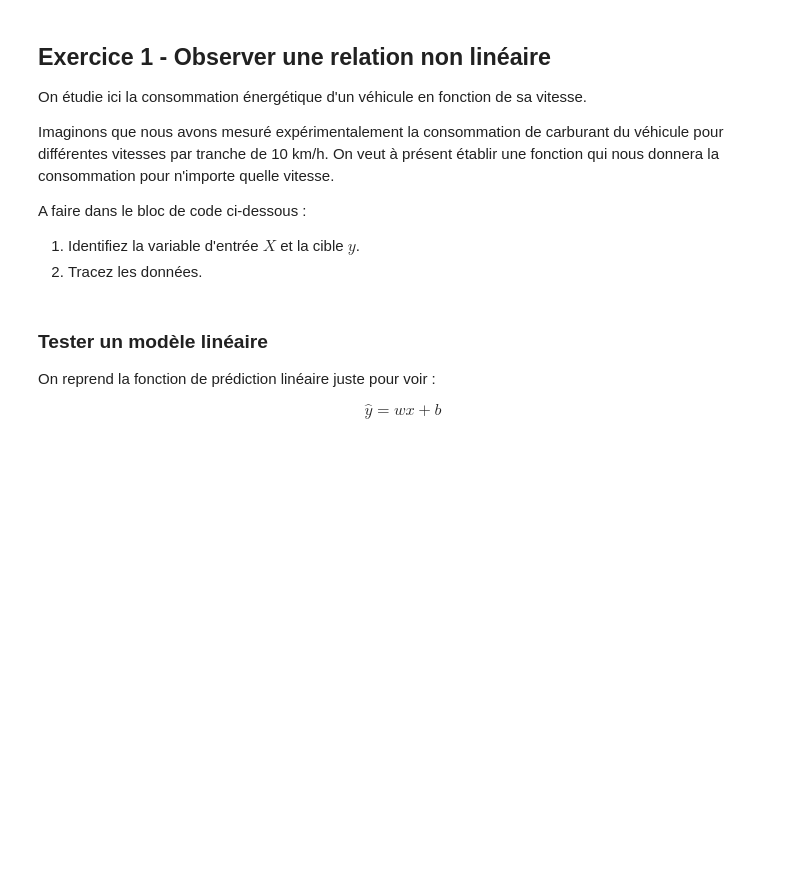
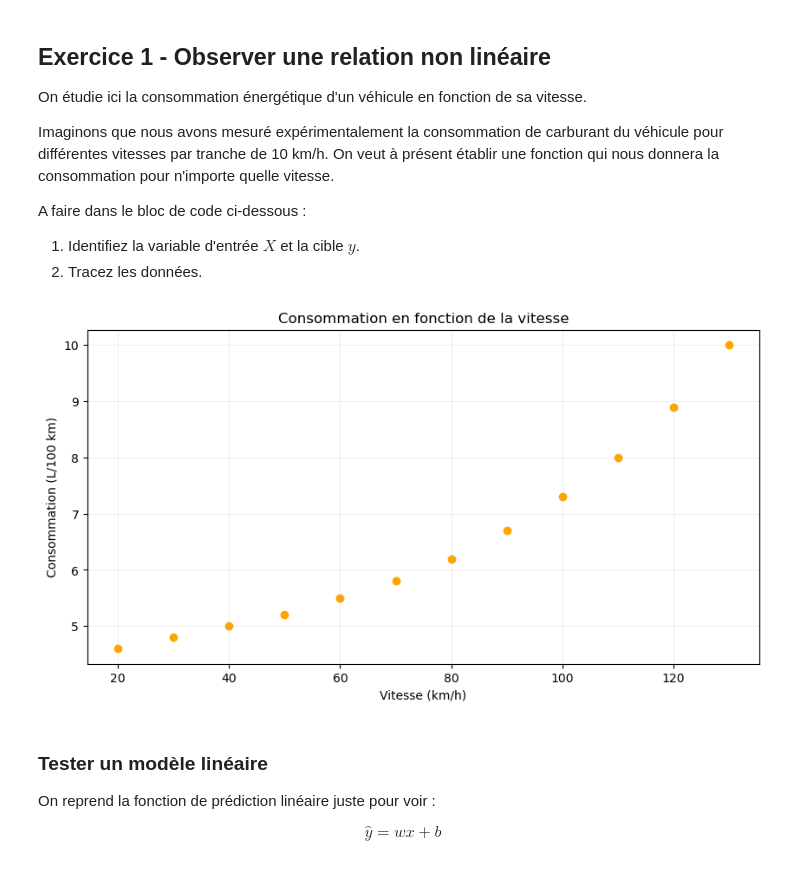
Before and after one commit to Ness2706/Projet-Info-1, a Jupyter notebook: TD2-regression_polynomiale (1).ipynb, the cells around one changed output. Cells and saved outputs as stored; diff of their text form; code cells hidden in the pictures; blank space fills up the shorter version.

```diff
--- a/TD2-regression_polynomiale (1).ipynb
+++ b/TD2-regression_polynomiale (1).ipynb
@@ -41,22 +41,24 @@ A faire dans le bloc de code ci-dessous :
 # %%
 # Jeu de données expérimental
 vitesse = np.array([20, 30, 40, 50, 60, 70, 80, 90, 100, 110, 120, 130], dtype=float)
 consommation = np.array([4.6, 4.8, 5.0, 5.2, 5.5, 5.8, 6.2, 6.7, 7.3, 8.0, 8.9, 10.0])
 
 # À faire :
-# X = vitesse
-# y = consommation
+X = vitesse
+y = consommation
 
 plt.figure(figsize=(10, 5))
 
 # À faire :
-#plt.scatter(..., ..., c="orange")
+plt.scatter(X, y , c="orange")
 
 plt.xlabel("Vitesse (km/h)")
 plt.ylabel("Consommation (L/100 km)")
 plt.title("Consommation en fonction de la vitesse")
 plt.grid(alpha=0.2)
 plt.show()
+# %% [output]
+[figure, added]
 # %% [markdown]
 ### Tester un modèle linéaire
 
```
Also changed, not shown: parts of 22 cells of this notebook.
